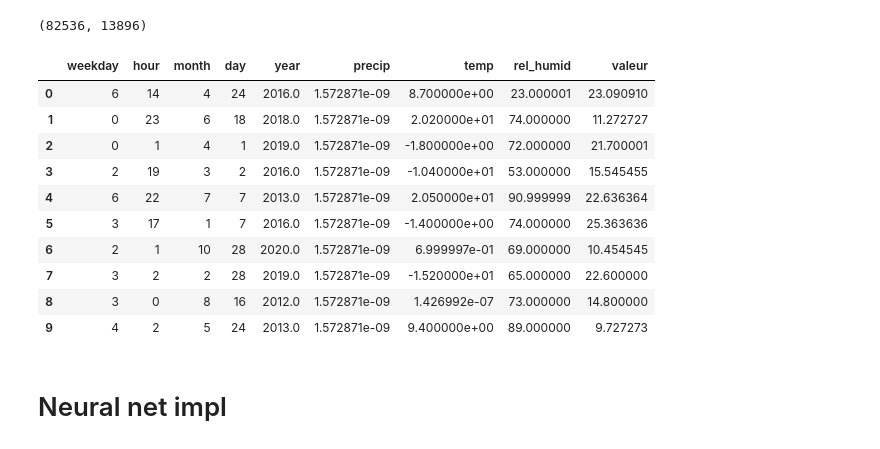
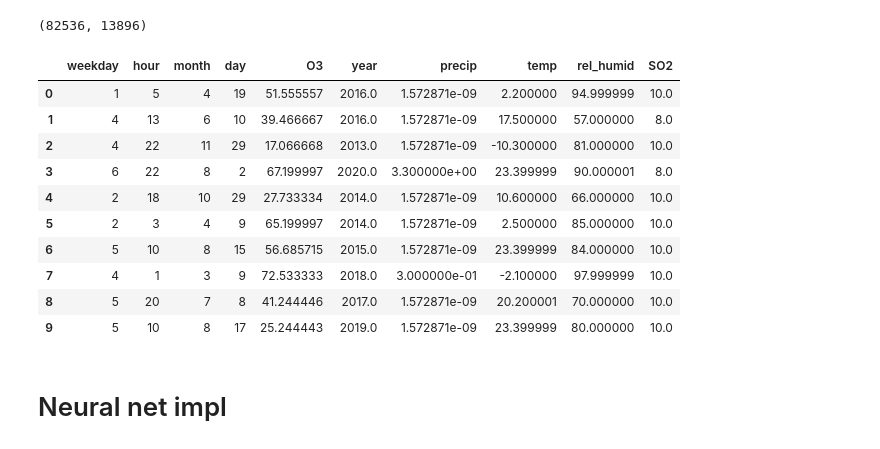
Before and after one commit to Magellol/montreal-aqi-predictions, a Jupyter notebook: index.ipynb, the cells around one changed output. Saved outputs shown, nothing was run; the diff lists cells and outputs as text; code cells hidden in the pictures.

```diff
--- a/index.ipynb
+++ b/index.ipynb
@@ -219,8 +231,19 @@ df
 # We can take the maximum measurement for a given station for a given datetime (regardless of the pollutant).
 # Note: we are assuming each pollutant contributes equally to the AQI level
 # (Using the maximum pollutant value as a representative AQI is simplistic. Real AQI calculation may involve more complex computations where different pollutants have different weights or scale adjustments based on their health impact.)
-group1_df = df.groupby(['stationId', 'datetime']).max("valeur")
+# group1_df = df.groupby(['stationId', 'datetime']).max("valeur")
 
 # Manually verifying the maximum has been taken for a given station id on a given datetime
-group1_df
+# group1_df
+
+# For each pollutant and each datime, grab the mean of all AQI measures across all stations (This will give us a good idea of the overall AQI per pollutants across MTL)
+# TODO: Pollutants are all on different scale (they contribute differently to AQI, should we base them all on the same scale)
+aqi_df = df.groupby(['pollutant', 'datetime'])["measure"].mean()
+aqi_df = aqi_df.reset_index()
+aqi_df = aqi_df.pivot(index="datetime", columns="pollutant", values="measure").reset_index()
+
+# TODO: see if we can do something better than 0 for SO2 since there are 29 rows without data
+aqi_df.fillna({'CO': 0, "SO2": 0, "PM": aqi_df['PM'].mode()[0]}, inplace=True)
+
+aqi_df
 # %% [output]
@@ -241,9 +263,5 @@ group1_df
 # %%
-# Get the mean across all station maximums for each datetime
-group2_df = group1_df.groupby("datetime").mean("valeur")
-group2_df.reset_index(inplace=True)
-
-merged = pd.merge(group2_df, weather_df, on="datetime", how="left")
+merged = pd.merge(aqi_df, weather_df, on="datetime", how="left")
 
 merged['year'] = merged['datetime'].dt.year
 # Year has a bigger number range than the rest so we divide it up by its maximum
@@ -291,29 +309,38 @@ len(merged.loc[train_idxs]), len(valid_idxs)
 # %% [output]
 (82536, 13896)
 # %%
+# TODO
+# I have discovered that predictins measurements value for each pollutants instead of AQI produces more accurate predictions for a given pollutants
+# it looks like there is a correlation between pollutants (e.g O3 levels helps with predicting PM2.5 which will end up helping with AQI)
+
+# I could build a few models and make them predict only a subset of data. PM looks like it's the hardest to predict so we can try to predict the other oens and combine their output to predict PM.
+# Once all values were predicted, we can compute the AQI relative to the whole MTL metropolitain area (because it's just a math formula, no need to predict anything)
+
 dls = TabularPandas(
   merged,
   procs=[Categorify, Normalize],
   cat_names=['weekday', 'hour', 'month', 'day'],
-  cont_names=['year', "precip", "temp", "rel_humid"],
-  y_names=['valeur'],
+  cont_names=['O3', 'year', "precip", "temp", "rel_humid"],
+  # TODO: can I predict more things at once?
+  # y_names=['CO', 'NO2', 'O3', 'PM', 'SO2'],
+  y_names=["SO2"],
   splits=(train_idxs, valid_idxs),
-  y_block=RegressionBlock()
+  # y_block=RegressionBlock()
 ).dataloaders(bs=1024)
 
 dls.show_batch()
 # %% [output]
-|  | weekday | hour | month | day | year | precip | temp | rel_humid | valeur |
-| 0 | 6 | 14 | 4 | 24 | 2016.0 | 1.572871e-09 | 8.700000e+00 | 23.000001 | 23.090910 |
-| 1 | 0 | 23 | 6 | 18 | 2018.0 | 1.572871e-09 | 2.020000e+01 | 74.000000 | 11.272727 |
-| 2 | 0 | 1 | 4 | 1 | 2019.0 | 1.572871e-09 | -1.800000e+00 | 72.000000 | 21.700001 |
-| 3 | 2 | 19 | 3 | 2 | 2016.0 | 1.572871e-09 | -1.040000e+01 | 53.000000 | 15.545455 |
-| 4 | 6 | 22 | 7 | 7 | 2013.0 | 1.572871e-09 | 2.050000e+01 | 90.999999 | 22.636364 |
-| 5 | 3 | 17 | 1 | 7 | 2016.0 | 1.572871e-09 | -1.400000e+00 | 74.000000 | 25.363636 |
-| 6 | 2 | 1 | 10 | 28 | 2020.0 | 1.572871e-09 | 6.999997e-01 | 69.000000 | 10.454545 |
-| 7 | 3 | 2 | 2 | 28 | 2019.0 | 1.572871e-09 | -1.520000e+01 | 65.000000 | 22.600000 |
-| 8 | 3 | 0 | 8 | 16 | 2012.0 | 1.572871e-09 | 1.426992e-07 | 73.000000 | 14.800000 |
-| 9 | 4 | 2 | 5 | 24 | 2013.0 | 1.572871e-09 | 9.400000e+00 | 89.000000 | 9.727273 |
+|  | weekday | hour | month | day | O3 | year | precip | temp | rel_humid | SO2 |
+| 0 | 1 | 5 | 4 | 19 | 51.555557 | 2016.0 | 1.572871e-09 | 2.200000 | 94.999999 | 10.0 |
+| 1 | 4 | 13 | 6 | 10 | 39.466667 | 2016.0 | 1.572871e-09 | 17.500000 | 57.000000 | 8.0 |
+| 2 | 4 | 22 | 11 | 29 | 17.066668 | 2013.0 | 1.572871e-09 | -10.300000 | 81.000000 | 10.0 |
+| 3 | 6 | 22 | 8 | 2 | 67.199997 | 2020.0 | 3.300000e+00 | 23.399999 | 90.000001 | 8.0 |
+| 4 | 2 | 18 | 10 | 29 | 27.733334 | 2014.0 | 1.572871e-09 | 10.600000 | 66.000000 | 10.0 |
+| 5 | 2 | 3 | 4 | 9 | 65.199997 | 2014.0 | 1.572871e-09 | 2.500000 | 85.000000 | 10.0 |
+| 6 | 5 | 10 | 8 | 15 | 56.685715 | 2015.0 | 1.572871e-09 | 23.399999 | 84.000000 | 10.0 |
+| 7 | 4 | 1 | 3 | 9 | 72.533333 | 2018.0 | 3.000000e-01 | -2.100000 | 97.999999 | 10.0 |
+| 8 | 5 | 20 | 7 | 8 | 41.244446 | 2017.0 | 1.572871e-09 | 20.200001 | 70.000000 | 10.0 |
+| 9 | 5 | 10 | 8 | 17 | 25.244443 | 2019.0 | 1.572871e-09 | 23.399999 | 80.000000 | 10.0 |
 # %% [markdown]
 # Neural net impl
 # %%
```
Also changed, not shown: parts of 14 cells of this notebook.
